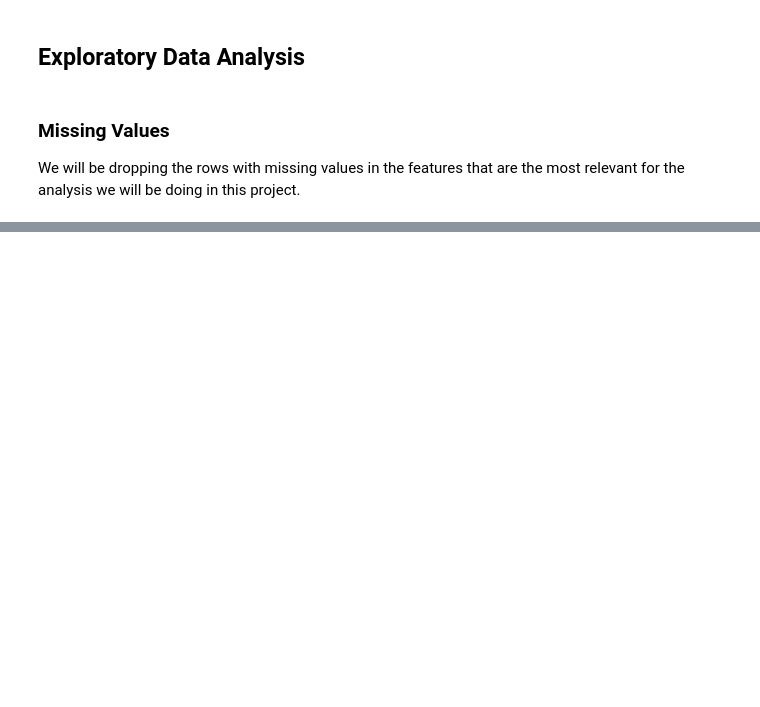
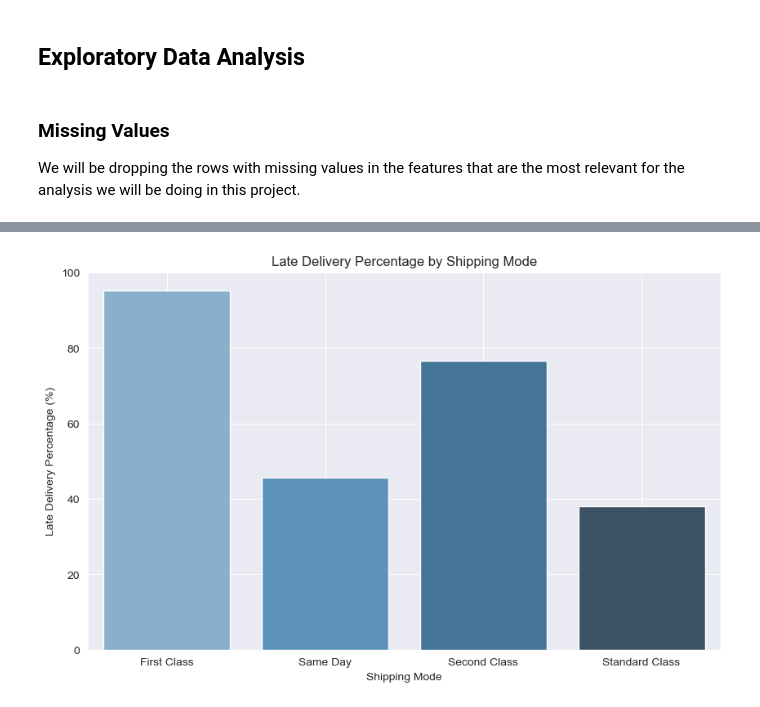
Before and after one commit to jforeroluque/Supply_Chain_Analysis, a Jupyter notebook: DMS020_Supply_Chain.ipynb, the cells around one changed output, grey strips where cells are left out. Cells and saved outputs as stored; diff of their text form; code cells hidden in the pictures; blank space fills up the shorter version.

Commit message:
Finished the exploratory analysis of the dataset

```diff
--- a/DMS020_Supply_Chain.ipynb
+++ b/DMS020_Supply_Chain.ipynb
@@ -201,0 +379,12 @@ print(df_cleaned.head(5))
+# %%
+# Group by 'Shipping Mode' and calculate the number of late deliveries and total deliveries
+shipping_mode_analysis = df_cleaned.groupby('Shipping Mode').agg(
+    Late_Delivery_Count=pd.NamedAgg(column='Late_delivery_risk', aggfunc=lambda x: (x == 1).sum()),
+    Total_Deliveries=pd.NamedAgg(column='Late_delivery_risk', aggfunc='size')
+).reset_index()
+
+# Calculate the percentage of late deliveries for each shipping mode
+shipping_mode_analysis['Late_Delivery_Percentage'] = (shipping_mode_analysis['Late_Delivery_Count'] / shipping_mode_analysis['Total_Deliveries']) * 100
+
+# Display the result
+shipping_mode_analysis
@@ -201,0 +397,15 @@ print(df_cleaned.head(5))
+# %%
+# Set up the figure size
+plt.figure(figsize=(10, 6))
+
+sns.barplot(x="Shipping Mode", y="Late_Delivery_Percentage", hue='Shipping Mode', data=shipping_mode_analysis, palette='Blues_d')
+
+plt.xlabel('Shipping Mode')
+plt.ylabel('Late Delivery Percentage (%)')
+plt.title('Late Delivery Percentage by Shipping Mode')
+plt.grid(True)
+
+# Show the plot
+plt.show()
+# %% [output]
+[figure, added]
```
Also changed, not shown: parts of 26 cells of this notebook.
